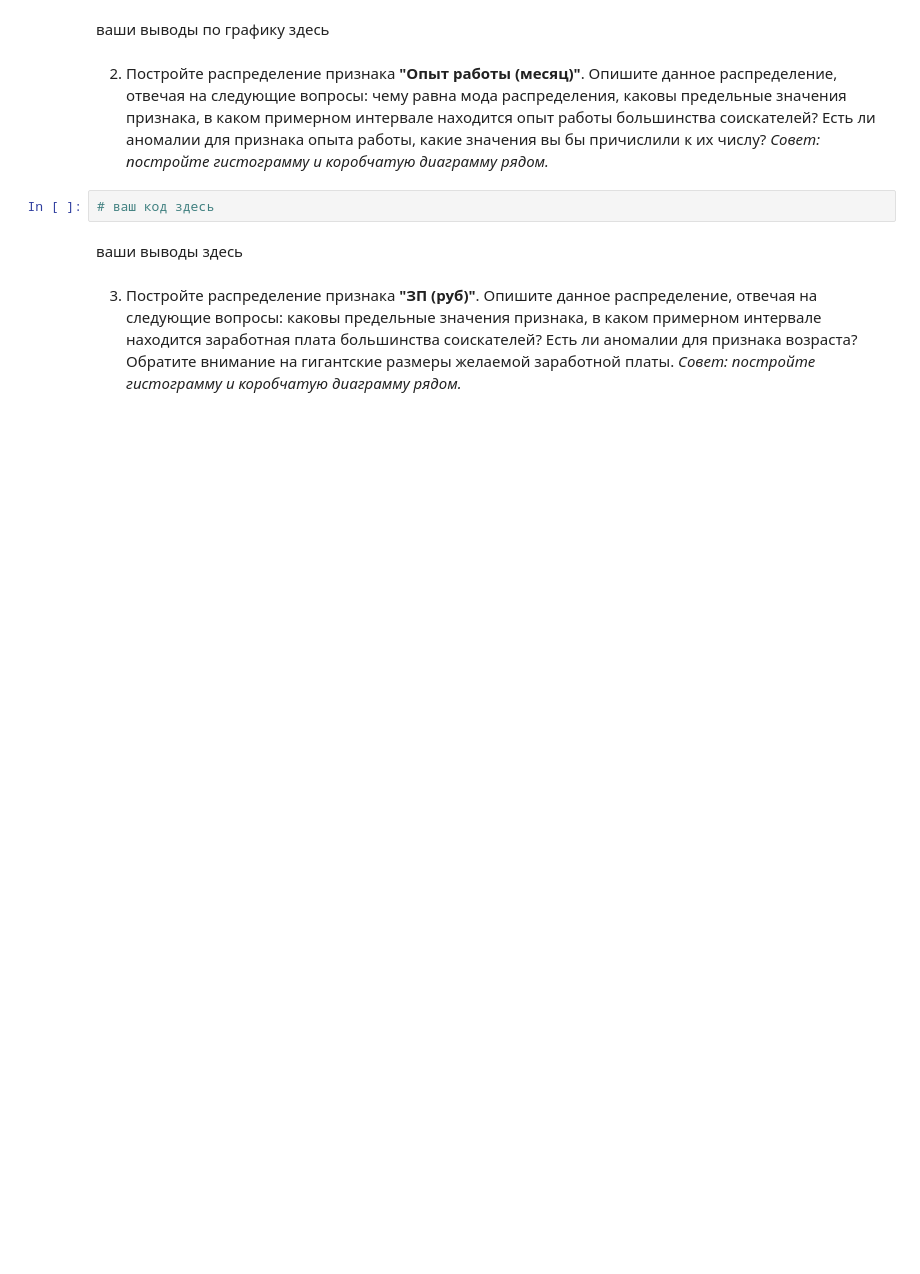
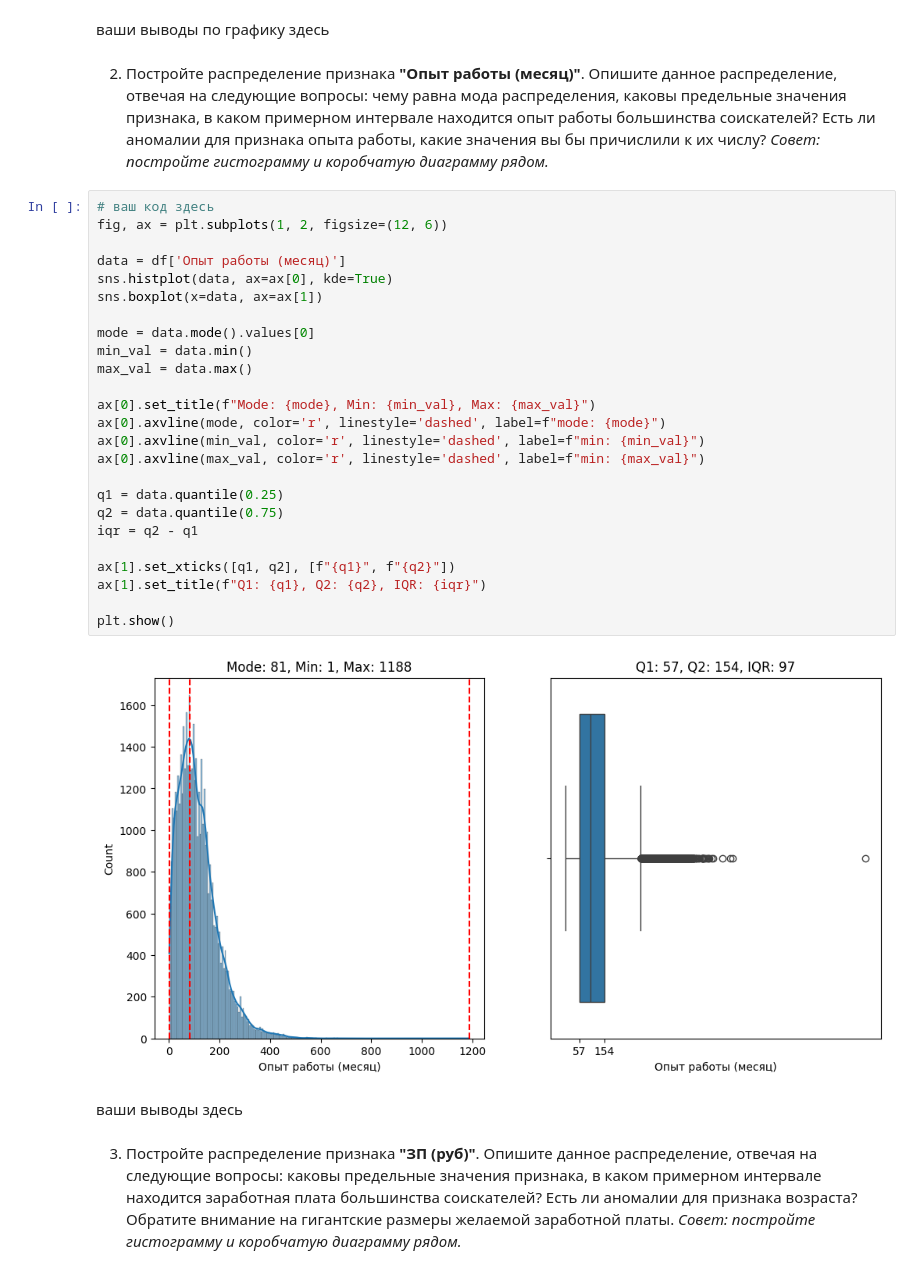
Before and after one commit to pr0xtti/mipt-py-hw05, a Jupyter notebook: lms/homework05/Project-1. Ноутбук.ipynb, the cells around one changed output. Drawn from its saved outputs; the diff is of its cells as text; blank space fills up the shorter version.

```diff
--- a/lms/homework05/Project-1. Ноутбук.ipynb
+++ b/lms/homework05/Project-1. Ноутбук.ipynb
@@ -442,6 +652,31 @@ Name: date, Length: 44744, dtype: datetime64[ns]
 *Совет: постройте гистограмму и коробчатую диаграмму рядом.*
 # %%
 # ваш код здесь
+fig, ax = plt.subplots(1, 2, figsize=(12, 6))
+
+data = df['Опыт работы (месяц)']
+sns.histplot(data, ax=ax[0], kde=True)
+sns.boxplot(x=data, ax=ax[1])
+
+mode = data.mode().values[0]
+min_val = data.min()
+max_val = data.max()
+
+ax[0].set_title(f"Mode: {mode}, Min: {min_val}, Max: {max_val}")
+ax[0].axvline(mode, color='r', linestyle='dashed', label=f"mode: {mode}")
+ax[0].axvline(min_val, color='r', linestyle='dashed', label=f"min: {min_val}")
+ax[0].axvline(max_val, color='r', linestyle='dashed', label=f"min: {max_val}")
+
+q1 = data.quantile(0.25)
+q2 = data.quantile(0.75)
+iqr = q2 - q1
+
+ax[1].set_xticks([q1, q2], [f"{q1}", f"{q2}"])
+ax[1].set_title(f"Q1: {q1}, Q2: {q2}, IQR: {iqr}")
+
+plt.show()
+# %% [output]
+[figure, added]
 # %% [markdown]
 ваши выводы здесь
 # %% [markdown]
```
Also changed, not shown: parts of 12 cells of this notebook.
